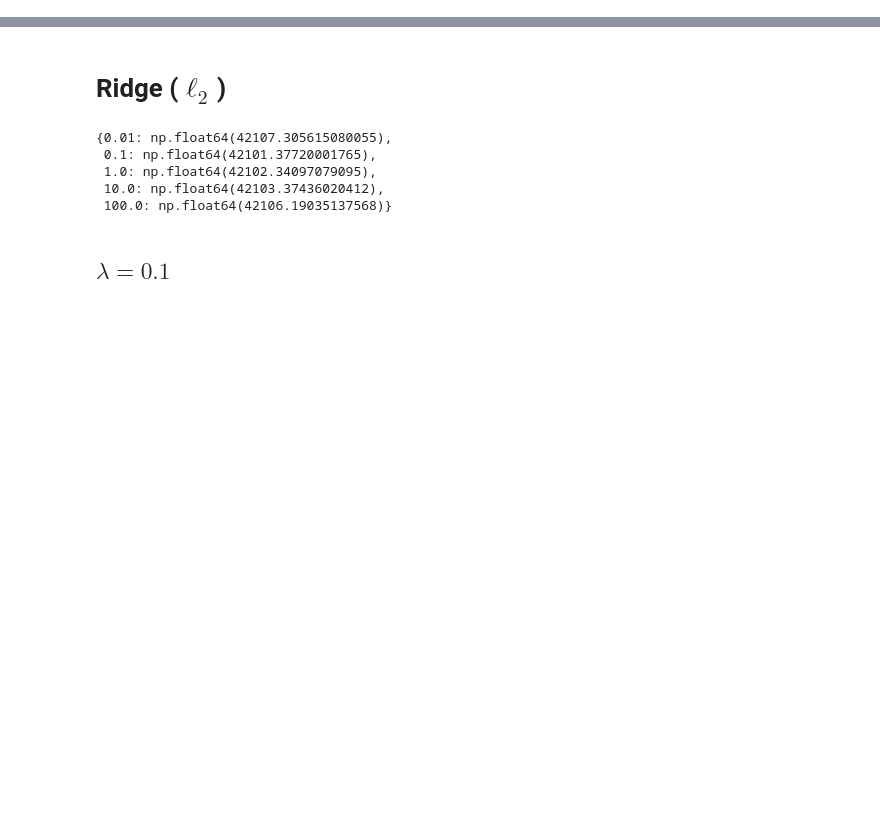
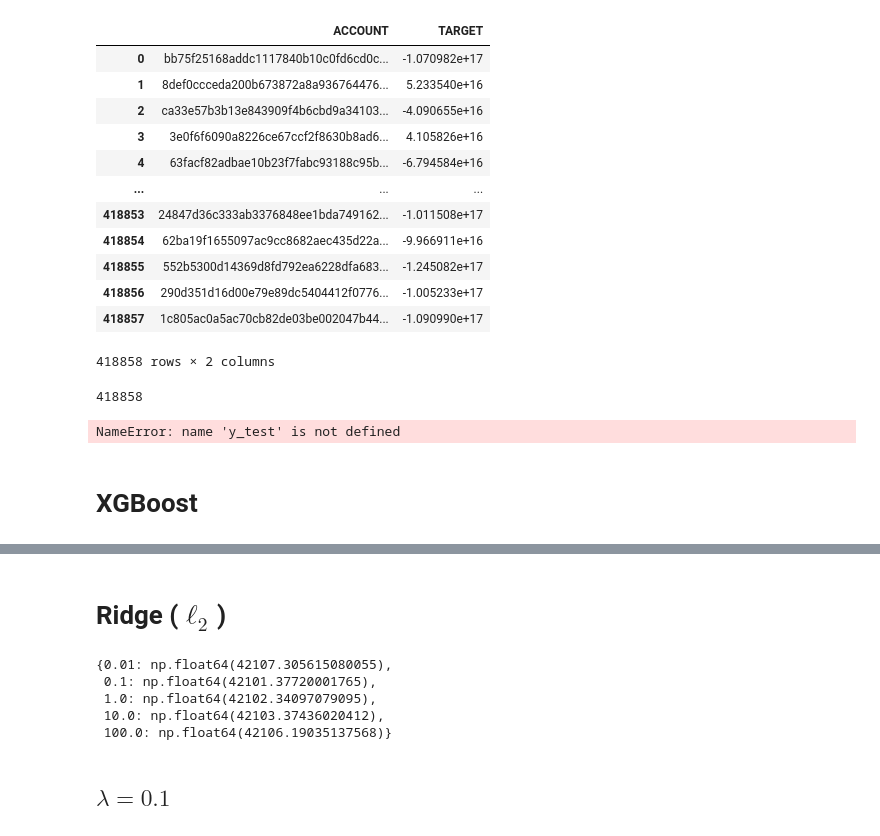
Before and after one commit to SethKauf/STA9890-Prediction-Competition, a Jupyter notebook: Workfiles/Prediction_Competition_Workfile_5_(Modeling_2).ipynb, the cells around one changed output, grey strips where cells are left out. Saved outputs shown, nothing was run; the diff lists cells and outputs as text; code cells hidden in the pictures; blank space fills up the shorter version.

```diff
--- a/Workfiles/Prediction_Competition_Workfile_5_(Modeling_2).ipynb
+++ b/Workfiles/Prediction_Competition_Workfile_5_(Modeling_2).ipynb
@@ -13,0 +160,11 @@ y = df['TARGET']
+# %%
+y_pred = stacked_model.predict(X_test)
+# %%
+output_df = pd.DataFrame({
+    'acct': acct_ids,
+    'TARGET': y_pred
+})
+# %%
+output_df.rename({'acct':'ACCOUNT'},axis=1,inplace=True)
+# %%
+output_df.reset_index(inplace=True,drop=True)
@@ -13,0 +183,16 @@ y = df['TARGET']
+# %%
+output_df
+# %% [output]
+|  | ACCOUNT | TARGET |
+| 0 | bb75f25168addc1117840b10c0fd6cd0c... | -1.070982e+17 |
+| 1 | 8def0ccceda200b673872a8a936764476... | 5.233540e+16 |
+| 2 | ca33e57b3b13e843909f4b6cbd9a34103... | -4.090655e+16 |
+| 3 | 3e0f6f6090a8226ce67ccf2f8630b8ad6... | 4.105826e+16 |
+| 4 | 63facf82adbae10b23f7fabc93188c95b... | -6.794584e+16 |
+| ... | ... | ... |
+| 418853 | 24847d36c333ab3376848ee1bda749162... | -1.011508e+17 |
+| 418854 | 62ba19f1655097ac9cc8682aec435d22a... | -9.966911e+16 |
+| 418855 | 552b5300d14369d8fd792ea6228dfa683... | -1.245082e+17 |
+| 418856 | 290d351d16d00e79e89dc5404412f0776... | -1.005233e+17 |
+| 418857 | 1c805ac0a5ac70cb82de03be002047b44... | -1.090990e+17 |
+418858 rows × 2 columns
@@ -13,0 +204,11 @@ y = df['TARGET']
+# %%
+len(y_pred_stacked)
+# %% [output]
+418858
+# %%
+rmse_stacked = np.sqrt(mean_squared_error(y_test, y_pred_stacked))
+print(f"Stacked Model RMSE: {rmse_stacked:.2f}")
+# %% [output]
+NameError: name 'y_test' is not defined
+# %% [markdown]
+# XGBoost
```
Also changed, not shown: parts of 68 cells of this notebook, 19 other files.
